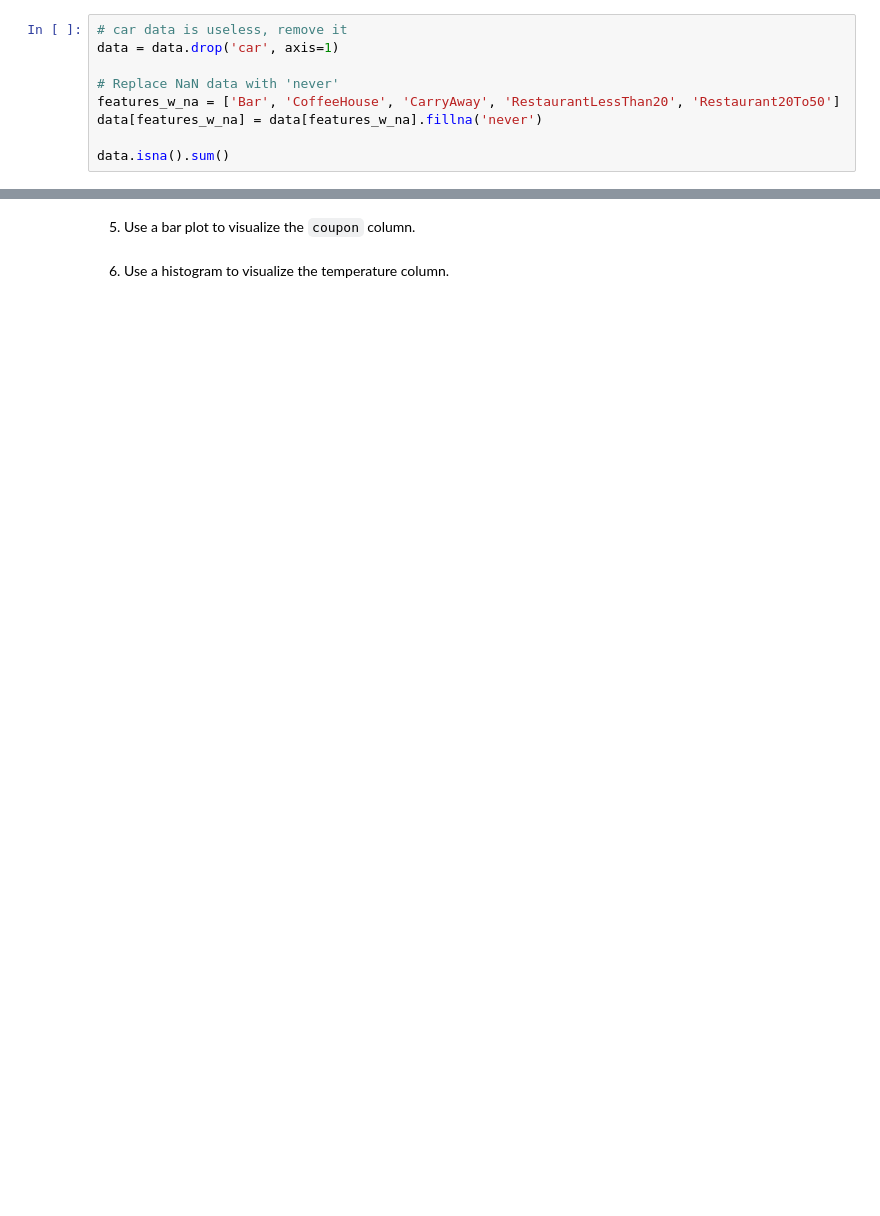
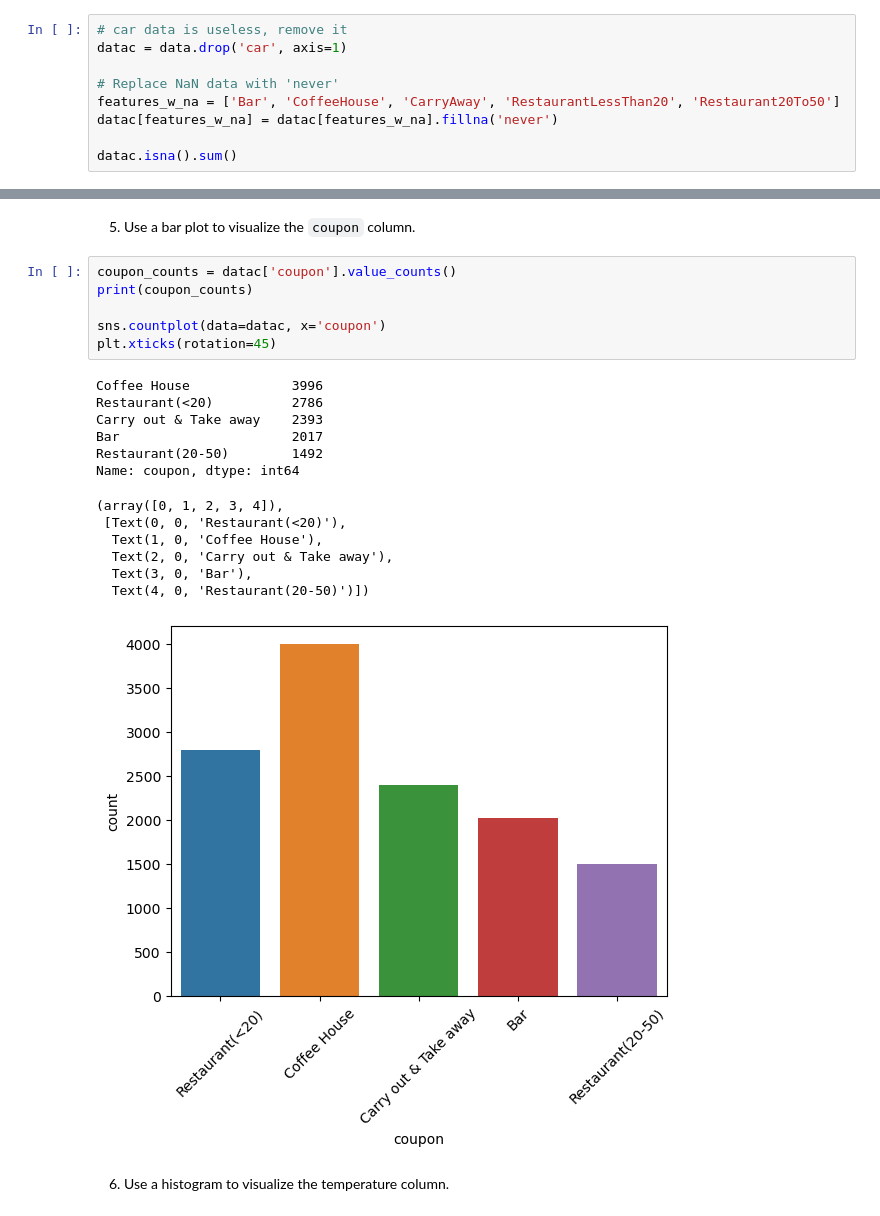
Before and after one commit to bwalsh125/assignment5_1, a Jupyter notebook: prompt.ipynb, the cells around one changed output, grey strips where cells are left out. Drawn from its saved outputs; the diff is of its cells as text; blank space fills up the shorter version.

```diff
--- a/prompt.ipynb
+++ b/prompt.ipynb
@@ -166,11 +147,11 @@ dtype: int64
 3. Decide what to do about your missing data -- drop, replace, other...
 # %%
 # car data is useless, remove it
-data = data.drop('car', axis=1)
+datac = data.drop('car', axis=1)
 
 # Replace NaN data with 'never'
 features_w_na = ['Bar', 'CoffeeHouse', 'CarryAway', 'RestaurantLessThan20', 'Restaurant20To50']
-data[features_w_na] = data[features_w_na].fillna('never')
+datac[features_w_na] = datac[features_w_na].fillna('never')
 
-data.isna().sum()
+datac.isna().sum()
 # %% [output]
@@ -180,4 +186,24 @@ KeyError: "['car'] not found in axis"
 # %% [markdown]
 5. Use a bar plot to visualize the `coupon` column.
+# %%
+coupon_counts = datac['coupon'].value_counts()
+print(coupon_counts)
+
+sns.countplot(data=datac, x='coupon')
+plt.xticks(rotation=45)
+# %% [output]
+Coffee House             3996
+Restaurant(<20)          2786
+Carry out & Take away    2393
+Bar                      2017
+Restaurant(20-50)        1492
+Name: coupon, dtype: int64
+(array([0, 1, 2, 3, 4]),
+ [Text(0, 0, 'Restaurant(<20)'),
+  Text(1, 0, 'Coffee House'),
+  Text(2, 0, 'Carry out & Take away'),
+  Text(3, 0, 'Bar'),
+  Text(4, 0, 'Restaurant(20-50)')])
+[figure, added]
 # %% [markdown]
 6. Use a histogram to visualize the temperature column.
```
Also changed, not shown: parts of 13 cells of this notebook.
